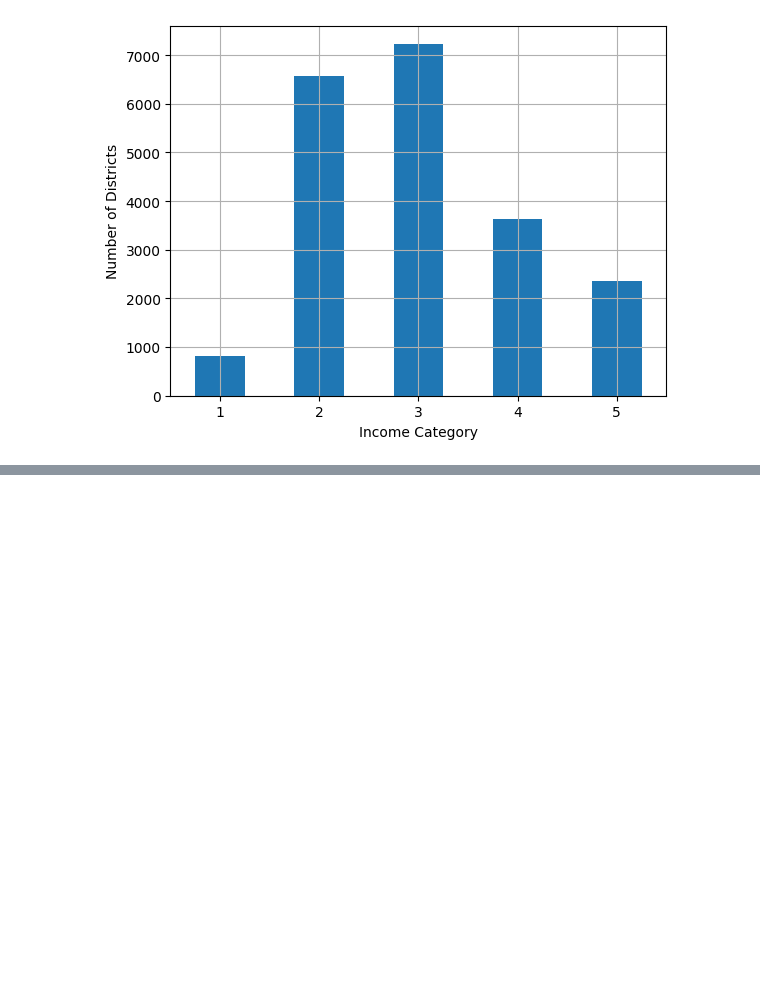
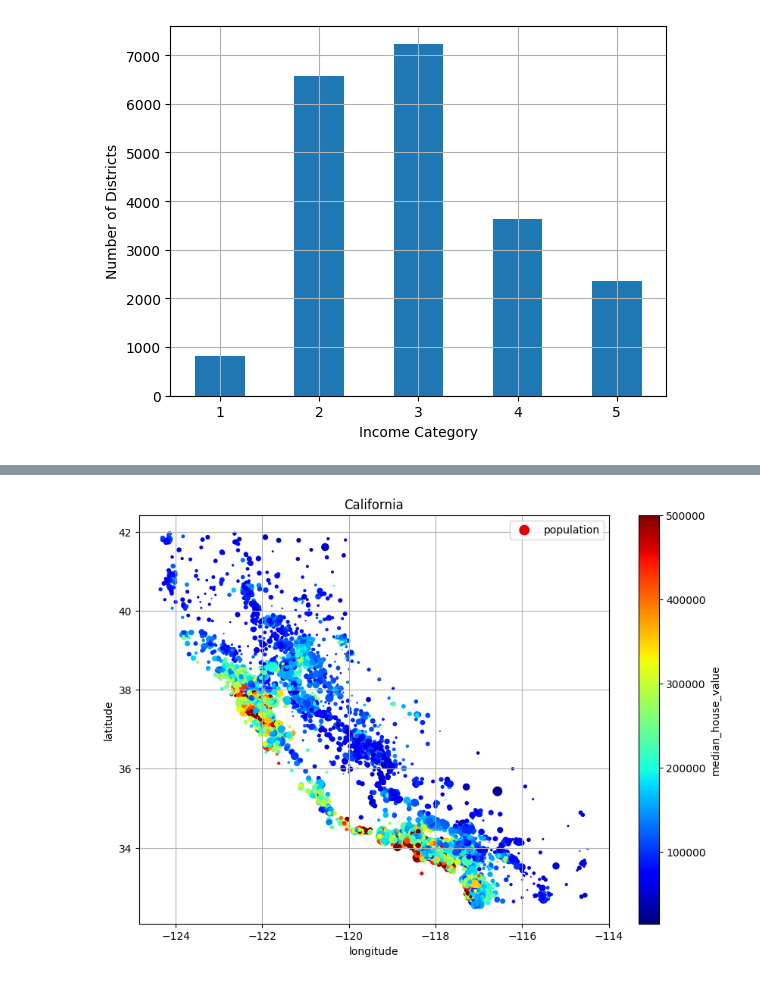
Before and after one commit to ks982579/data-science-1990-california-housing, a Jupyter notebook: main.ipynb, the cells around one changed output, grey strips where cells are left out. Cells and saved outputs as stored; diff of their text form; code cells hidden in the pictures; blank space fills up the shorter version.

```diff
--- a/main.ipynb
+++ b/main.ipynb
@@ -148,0 +210,21 @@ Name: count, dtype: float64
+# %%
+# Include option `s` for population and color for price!
+explore.plot(
+    kind="scatter",
+    title="California",
+    x="longitude",
+    y="latitude",
+    s=explore["population"] / 100,
+    label="population",
+    c="median_house_value",
+    cmap="jet",
+    colorbar=True,
+    legend=True,
+    sharex=False,
+    figsize=(10,7),
+    grid=True,
+    # alpha=0.2,
+)
+plt.show()
+# %% [output]
+[figure, added]
```
Also changed, not shown: parts of 14 cells of this notebook.
